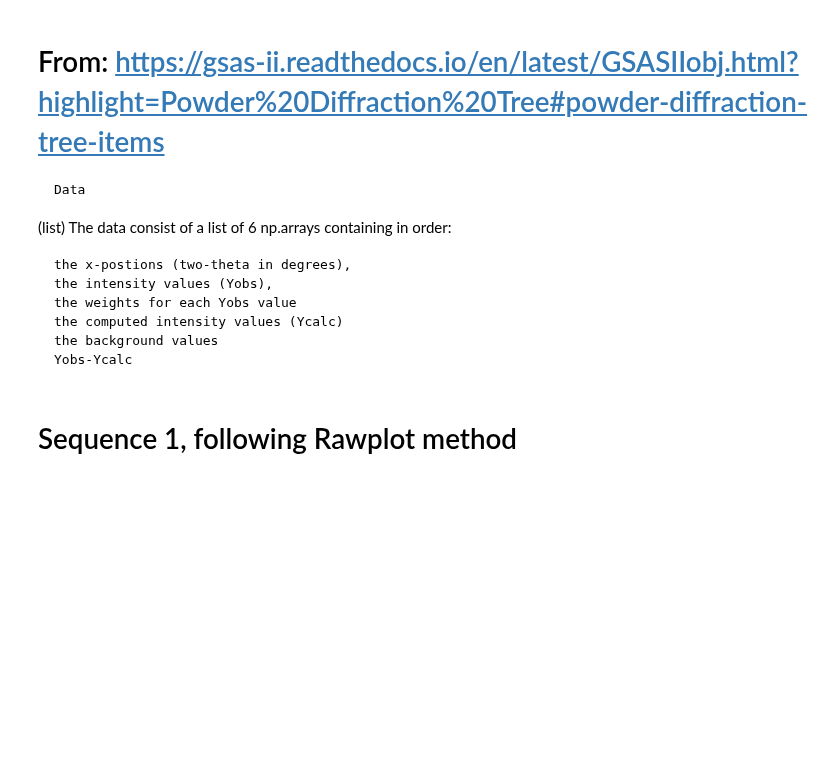
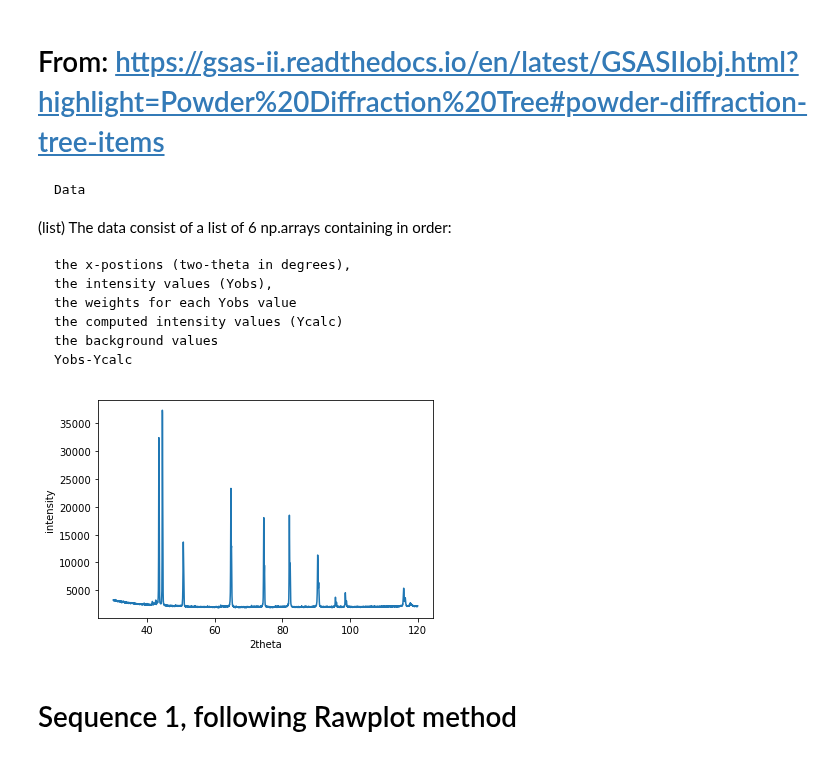
Before and after one commit to usnistgov/AusteniteCalculator, a Jupyter notebook: ExampleScripts/GSASIIscript-LeBailSingleLikeGSAS.ipynb, the cells around one changed output. Cells and saved outputs as stored; diff of their text form; code cells hidden in the pictures; blank space fills up the shorter version.

```diff
--- a/ExampleScripts/GSASIIscript-LeBailSingleLikeGSAS.ipynb
+++ b/ExampleScripts/GSASIIscript-LeBailSingleLikeGSAS.ipynb
@@ -49,9 +72,12 @@ hist = gpx.add_powder_histogram(DataPathWrap('Gonio_BB-HD-Cu_Gallipix3d[30-120]_
     the background values
     Yobs-Ycalc
 # %%
-#plt.xlim(11752.,40000.)
 plt.plot(hist.data['data'][1][0], hist.data['data'][1][1])
+plt.xlabel("2theta")
+plt.ylabel("intensity")
 plt.show()
+# %% [output]
+[figure, added]
 # %%
 ### Have not edited below this for austenite calculator
 # %%
```
Also changed, not shown: parts of 6 cells of this notebook.
